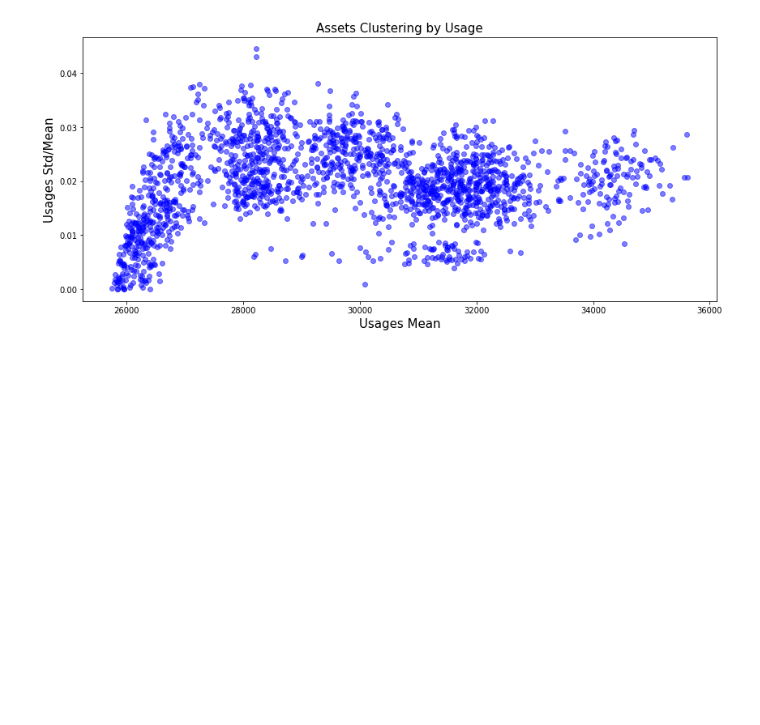
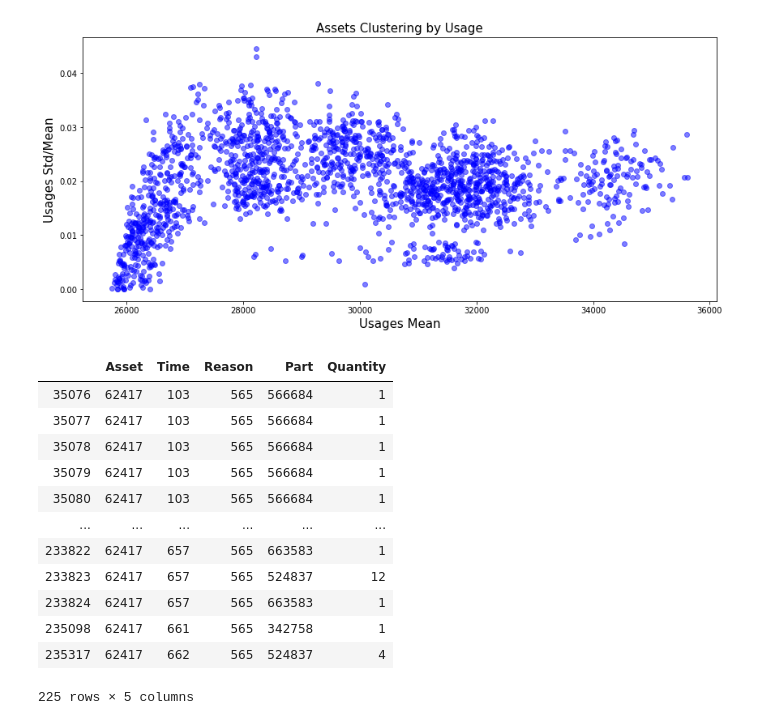
Before and after one commit to ronaldpereira/phm-challenge, a Jupyter notebook: 2014/src/PHM Article Reproduction.ipynb, the cells around one changed output. Cells and saved outputs as stored; diff of their text form; code cells hidden in the pictures; blank space fills up the shorter version.

```diff
--- a/2014/src/PHM Article Reproduction.ipynb
+++ b/2014/src/PHM Article Reproduction.ipynb
@@ -116,3 +116,19 @@ plt.ylabel('Usages Std/Mean', fontsize=15)
 plt.show()
 # %% [output]
 [figure]
+# %%
+consumption[consumption.Asset==62417]
+# %% [output]
+|  | Asset | Time | Reason | Part | Quantity |
+| 35076 | 62417 | 103 | 565 | 566684 | 1 |
+| 35077 | 62417 | 103 | 565 | 566684 | 1 |
+| 35078 | 62417 | 103 | 565 | 566684 | 1 |
+| 35079 | 62417 | 103 | 565 | 566684 | 1 |
+| 35080 | 62417 | 103 | 565 | 566684 | 1 |
+| ... | ... | ... | ... | ... | ... |
+| 233822 | 62417 | 657 | 565 | 663583 | 1 |
+| 233823 | 62417 | 657 | 565 | 524837 | 12 |
+| 233824 | 62417 | 657 | 565 | 663583 | 1 |
+| 235098 | 62417 | 661 | 565 | 342758 | 1 |
+| 235317 | 62417 | 662 | 565 | 524837 | 4 |
+225 rows × 5 columns
```
Also changed, not shown: parts of 4 cells of this notebook.
